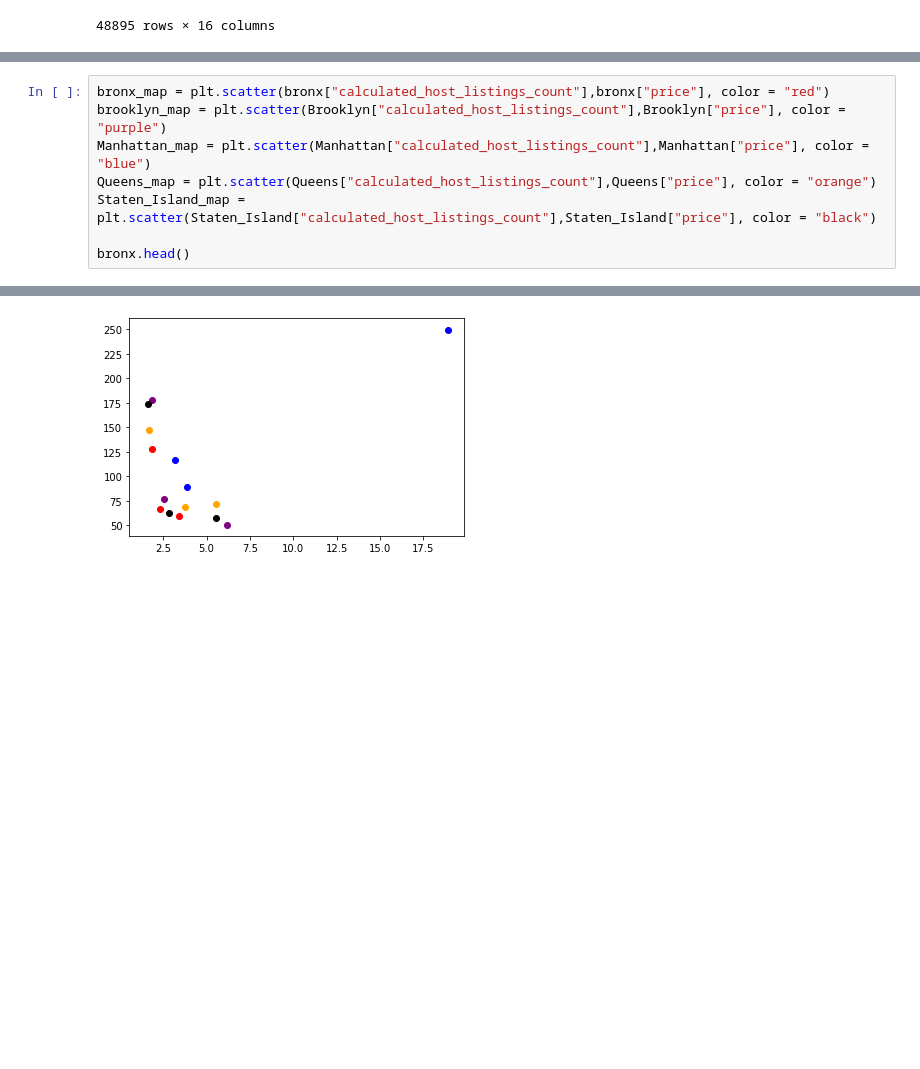
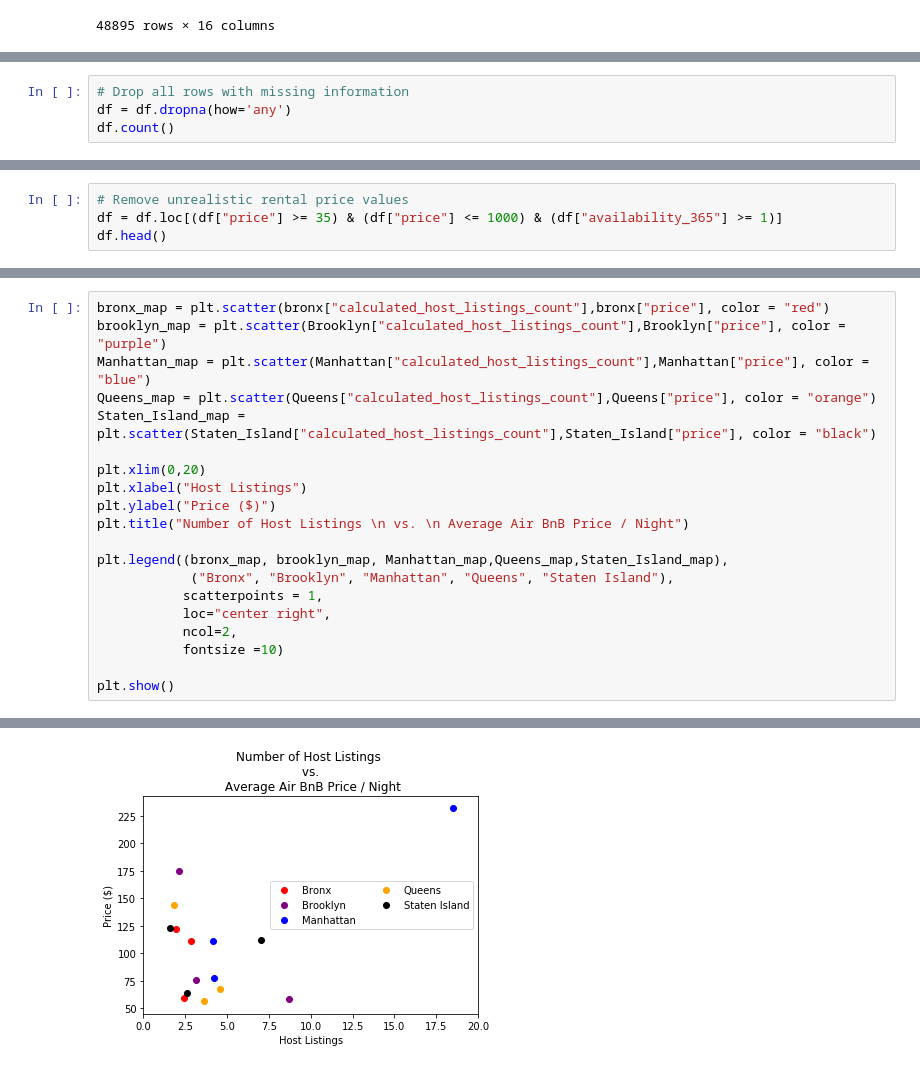
Before and after one commit to mcordray1988/NY_AIR_BNB, a Jupyter notebook: NY_CITY _AIRBNB_DATA.ipynb, the cells around one changed output, grey strips where cells are left out. Drawn from its saved outputs; the diff is of its cells as text; blank space fills up the shorter version.

```diff
--- a/NY_CITY _AIRBNB_DATA.ipynb
+++ b/NY_CITY _AIRBNB_DATA.ipynb
@@ -30,0 +53,4 @@ dfgroupby = df.groupby(["neighbourhood_group","room_type"]).mean()
+# %%
+# Drop all rows with missing information
+df = df.dropna(how='any')
+df.count()
@@ -30,0 +116,4 @@ dfgroupby = df.groupby(["neighbourhood_group","room_type"]).mean()
+# %%
+# Remove unrealistic rental price values
+df = df.loc[(df["price"] >= 35) & (df["price"] <= 1000) & (df["availability_365"] >= 1)]
+df.head()
@@ -68,5 +315,17 @@ Manhattan_map = plt.scatter(Manhattan["calculated_host_listings_count"],Manhatta
 Queens_map = plt.scatter(Queens["calculated_host_listings_count"],Queens["price"], color = "orange")
 Staten_Island_map = plt.scatter(Staten_Island["calculated_host_listings_count"],Staten_Island["price"], color = "black")
 
-bronx.head()
+plt.xlim(0,20)
+plt.xlabel("Host Listings")
+plt.ylabel("Price ($)")
+plt.title("Number of Host Listings \n vs. \n Average Air BnB Price / Night")
+
+plt.legend((bronx_map, brooklyn_map, Manhattan_map,Queens_map,Staten_Island_map),
+            ("Bronx", "Brooklyn", "Manhattan", "Queens", "Staten Island"),
+           scatterpoints = 1,
+           loc="center right",
+           ncol=2,
+           fontsize =10)
+
+plt.show()
 # %% [output]
@@ -77 +332 @@ bronx.head()
-[figure, old version]
+[figure, new version]
```
Also changed, not shown: parts of 36 cells of this notebook.
